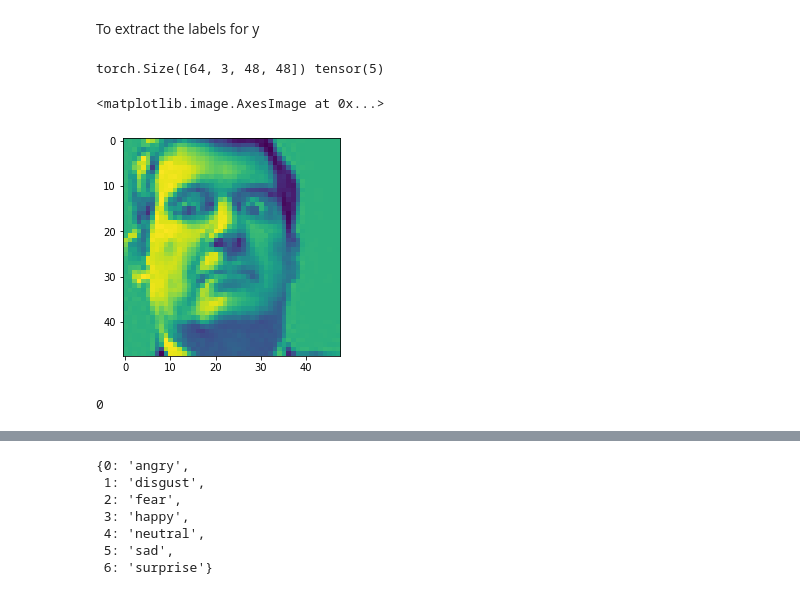
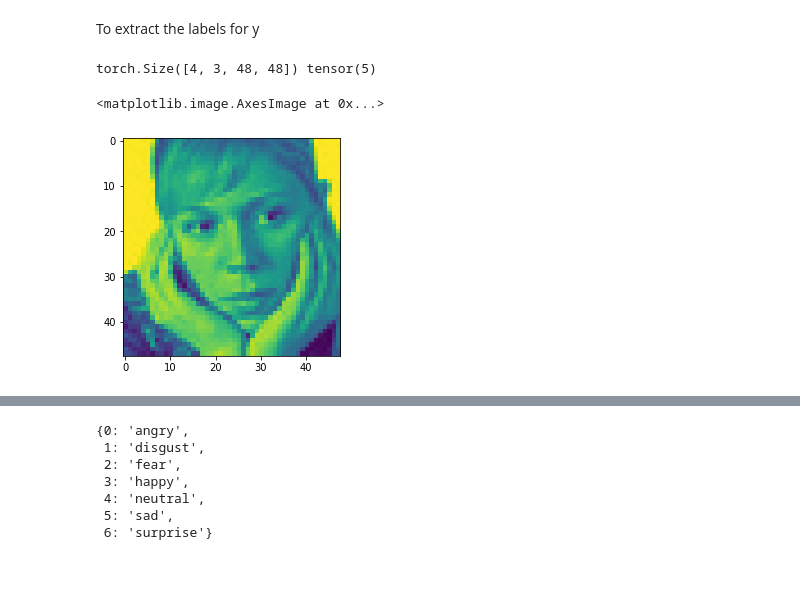
Before and after one commit to rootUJ99/expremoji, a Jupyter notebook: notebooks/fer.ipynb, the cells around one changed output, grey strips where cells are left out. Saved outputs shown, nothing was run; the diff lists cells and outputs as text; code cells hidden in the pictures.

```diff
--- a/notebooks/fer.ipynb
+++ b/notebooks/fer.ipynb
@@ -43,15 +11,25 @@ loader = Data.DataLoader(images), shuffle=True, batch_size=64,)
+# %%
+LR = 0.001
+BATCH_SIZE = 4
+EPOCH = 1
+# %%
+transform = Compose(
+    [ToTensor(),
+     Normalize((0.5, 0.5, 0.5), (0.5, 0.5, 0.5))])
+# %%
+train_data = ImageFolder('./data/train/', transform=transform)
+test_data = ImageFolder('./data/test/', transform=transform)
+# %%
+train_loader = DataLoader(train_data, shuffle=True, batch_size=BATCH_SIZE)
+test_loader = DataLoader(test_data, shuffle=True, batch_size=BATCH_SIZE)
 # %%
-data = iter(loader)
+data = iter(train_loader)
 x, y = data.next()
 # u = torch.reshape(x, (64, 1, 48,48))
-ind = 5
+ind = 3
 print(x.shape, y[ind])
 plt.imshow(x[0][0])
 # %% [output]
-torch.Size([64, 3, 48, 48]) tensor(5)
+torch.Size([4, 3, 48, 48]) tensor(5)
 <matplotlib.image.AxesImage at 0x...>
-[figure, old version]
+[figure, new version]
-# %%
-images[0][1]
-# %% [output]
-0
```
Also changed, not shown: parts of 18 cells of this notebook.
